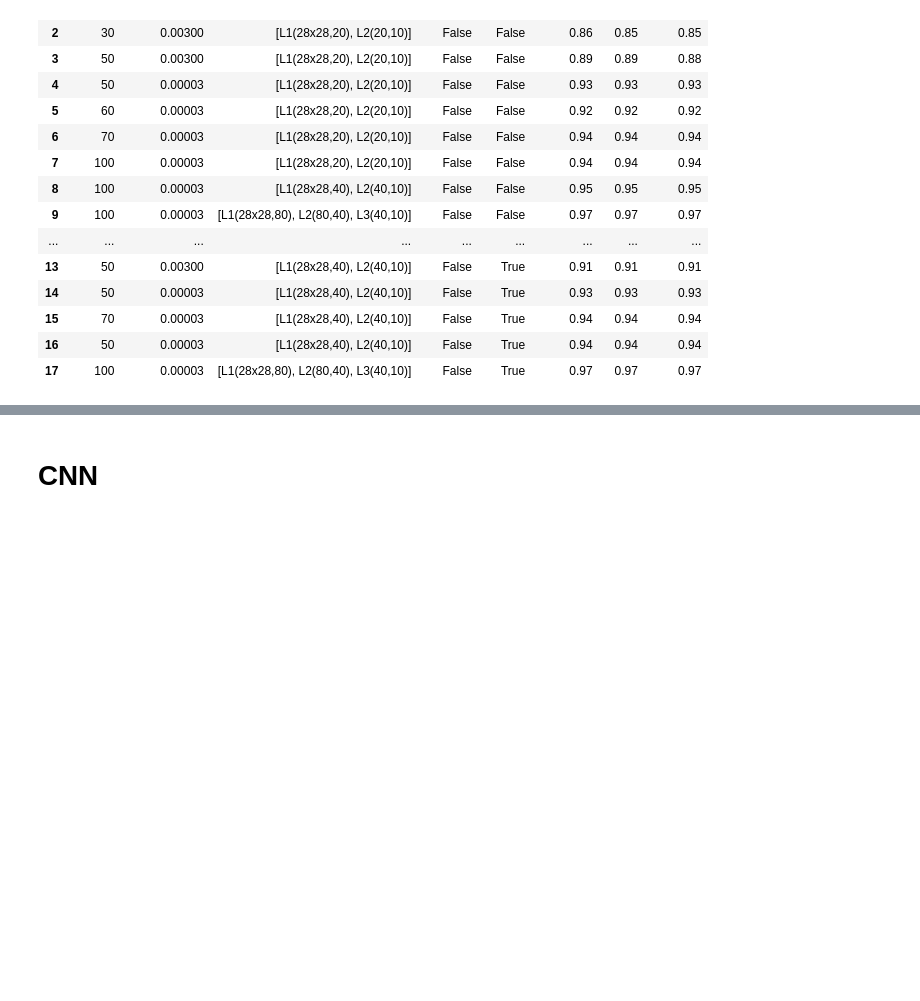
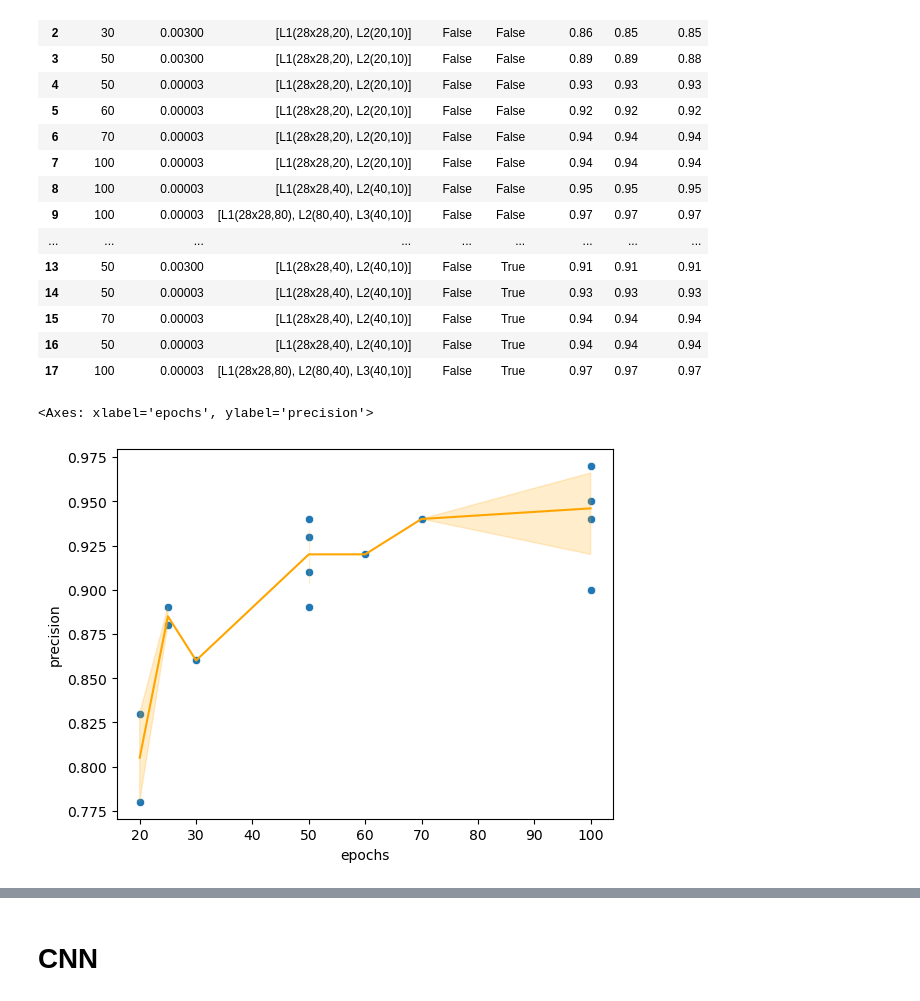
Before and after one commit to Erickllino/Projeto-IF702, a Jupyter notebook: 1o-MiniProjeto/main.ipynb, the cells around one changed output, grey strips where cells are left out. Cells and saved outputs as stored; diff of their text form; code cells hidden in the pictures; blank space fills up the shorter version.

```diff
--- a/1o-MiniProjeto/main.ipynb
+++ b/1o-MiniProjeto/main.ipynb
@@ -214,4 +214,10 @@ df
 | 15 | 70 | 0.00003 | [L1(28x28,40), L2(40,10)] | False | True | 0.94 | 0.94 | 0.94 |
 | 16 | 50 | 0.00003 | [L1(28x28,40), L2(40,10)] | False | True | 0.94 | 0.94 | 0.94 |
 | 17 | 100 | 0.00003 | [L1(28x28,80), L2(80,40), L3(40,10)] | False | True | 0.97 | 0.97 | 0.97 |
+# %%
+sns.scatterplot(data=df, x="epochs", y="precision")
+sns.lineplot(data=df, x="epochs", y="precision", color='orange')  # Linha para mostrar tendência
+# %% [output]
+<Axes: xlabel='epochs', ylabel='precision'>
+[figure, added]
 # %%
```
Also changed, not shown: parts of 3 cells of this notebook.
